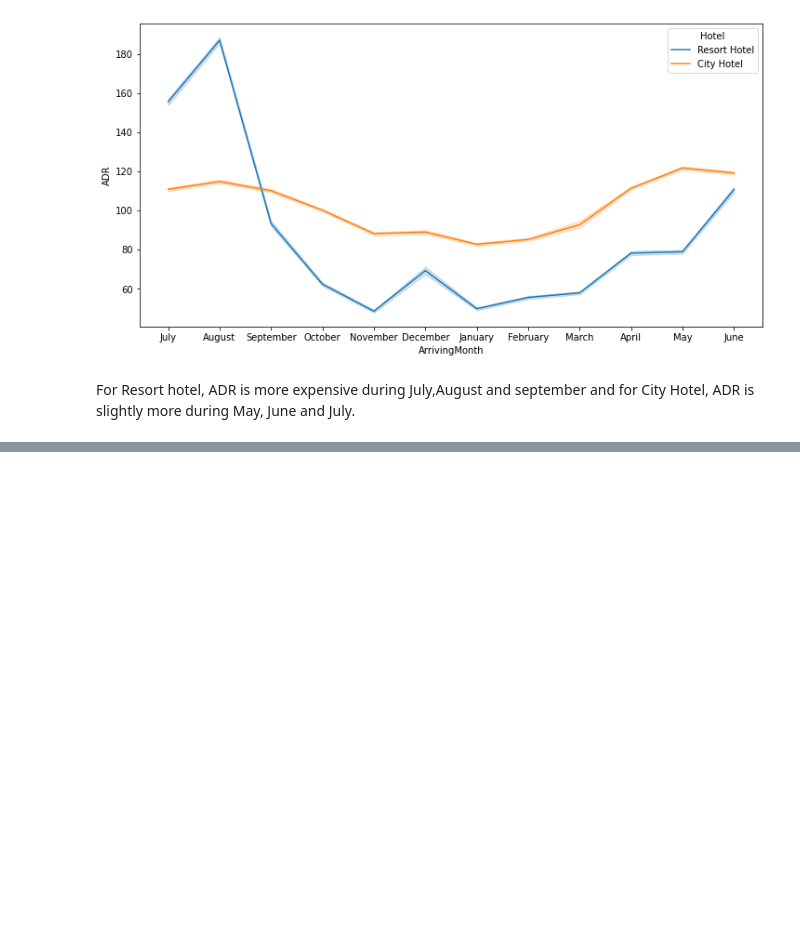
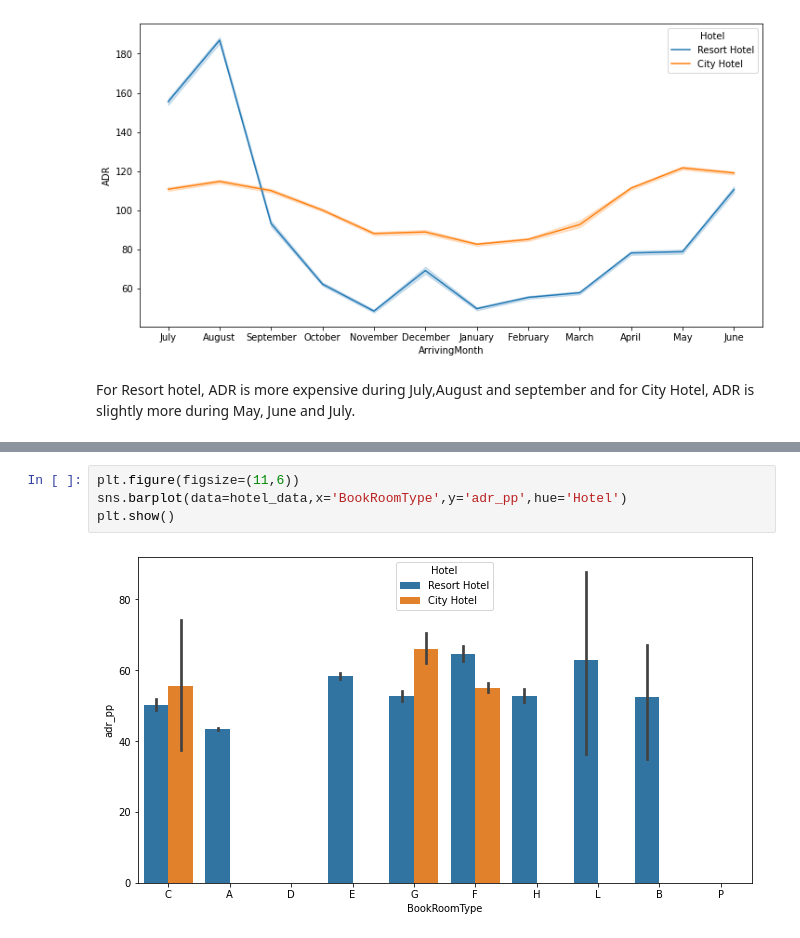
Before and after one commit to ambika1us/Hotel_Booking_Analysis, a Jupyter notebook: Ambika_Prasad_Rath__Hotel_Booking_Analysis_Capstone_Project.ipynb, the cells around one changed output, grey strips where cells are left out. Drawn from its saved outputs; the diff is of its cells as text; blank space fills up the shorter version.

```diff
--- a/Ambika_Prasad_Rath__Hotel_Booking_Analysis_Capstone_Project.ipynb
+++ b/Ambika_Prasad_Rath__Hotel_Booking_Analysis_Capstone_Project.ipynb
@@ -610,0 +659,6 @@ For Resort hotel, ADR is more expensive during July,August and september and for
+# %%
+plt.figure(figsize=(11,6))
+sns.barplot(data=hotel_data,x='BookRoomType',y='adr_pp',hue='Hotel')
+plt.show()
+# %% [output]
+[figure, added]
```
Also changed, not shown: parts of 17 cells of this notebook.
